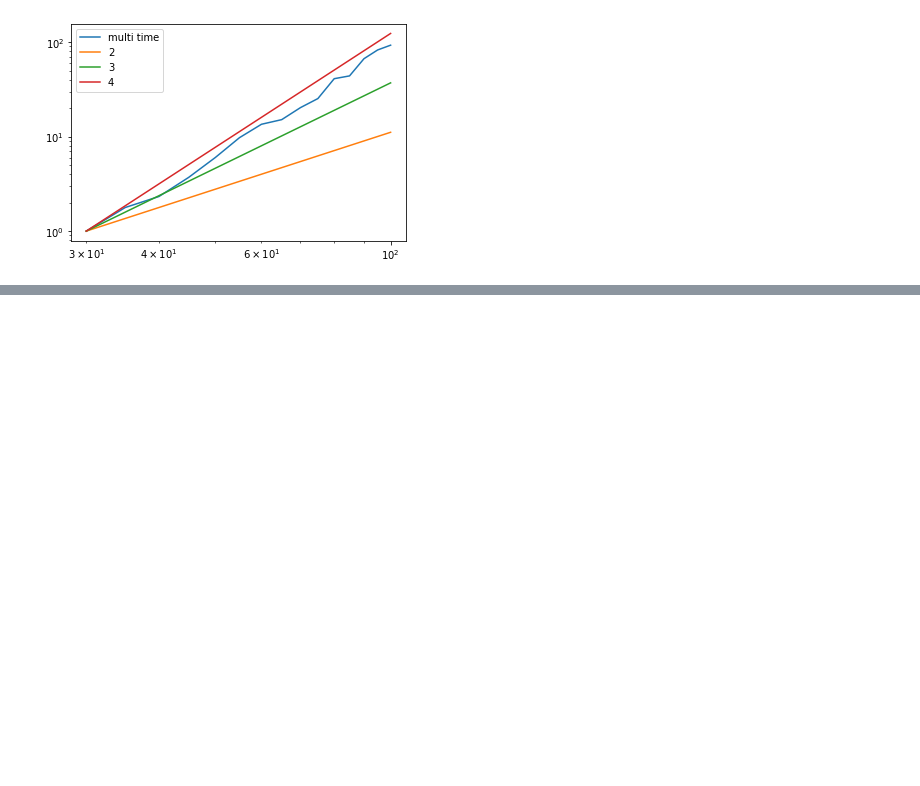
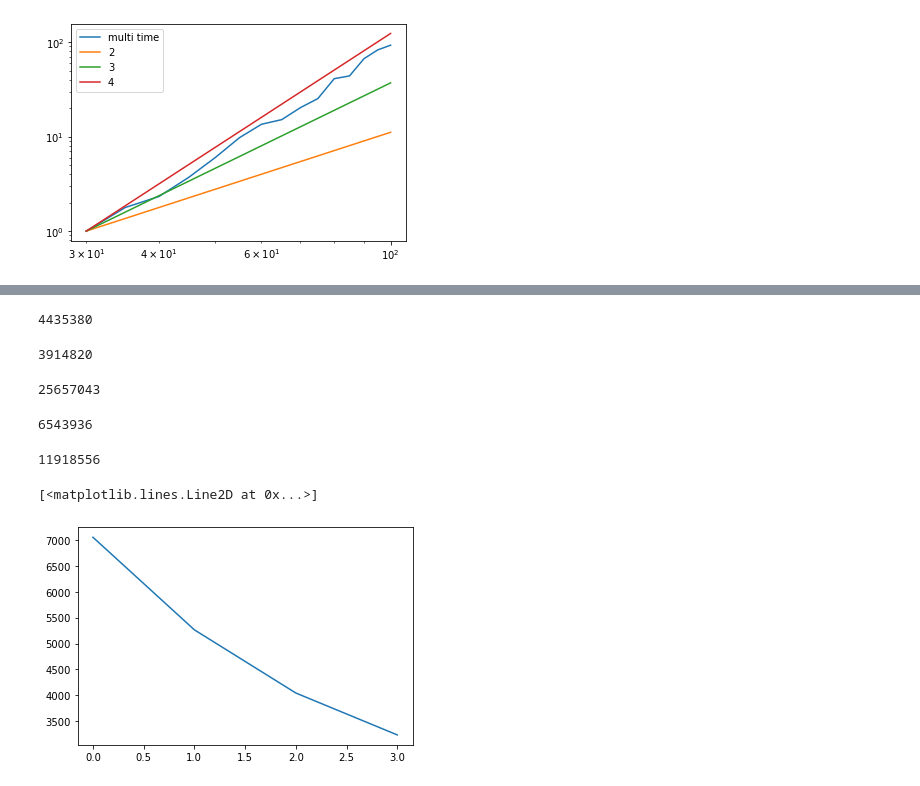
Before and after one commit to Noskario/github-upload, a Jupyter notebook: vizualisation_helper.ipynb, the cells around one changed output, grey strips where cells are left out. Drawn from its saved outputs; the diff is of its cells as text; code cells hidden in the pictures; blank space fills up the shorter version.

```diff
--- a/vizualisation_helper.ipynb
+++ b/vizualisation_helper.ipynb
@@ -388,0 +689,8 @@ g50=square_graph.SquareWilson(50,standardweights=False)
+# %%
+g100=square_graph.SquareWilson(100,standardweights=False)
+g100.wilson(1.23456)
+q,_=g100._find_q(.2,1.)
+g100.wilson(q)
+print(q)
+print(len(g100.roots))
+L_Schur0=g100.compute_Schur_complement()
@@ -388,0 +700,8 @@ g50=square_graph.SquareWilson(50,standardweights=False)
+# %%
+g1=wilson.create_graph_from_matrix(L_Schur0,g100)
+g1.wilson(1.23456)
+q,_=g1._find_q(.2,1.)
+g1.wilson(q)
+print(q)
+print(len(g1.roots))
+L_Schur1=g1.compute_Schur_complement()
@@ -388,0 +711,8 @@ g50=square_graph.SquareWilson(50,standardweights=False)
+# %%
+g2=wilson.create_graph_from_matrix(L_Schur1,g1)
+g2.wilson(1.23456)
+q,_=g2._find_q(.2,1.)
+g2.wilson(q)
+print(q)
+print(len(g2.roots))
+L_Schur2=g2.compute_Schur_complement()
@@ -388,0 +722,8 @@ g50=square_graph.SquareWilson(50,standardweights=False)
+# %%
+g3=wilson.create_graph_from_matrix(L_Schur2,g2)
+g3.wilson(1.23456)
+q,_=g3._find_q(.2,1.)
+g3.wilson(q)
+print(q)
+print(len(g3.roots))
+L_Schur3=g3.compute_Schur_complement()
@@ -388,0 +758,25 @@ g50=square_graph.SquareWilson(50,standardweights=False)
+# %%
+np.sum(a2>0)
+# %% [output]
+4435380
+# %%
+np.sum(a3>0)
+# %% [output]
+3914820
+# %%
+np.sum(a1<=0)
+# %% [output]
+25657043
+# %%
+np.sum(a3<=0)
+# %% [output]
+6543936
+# %%
+np.sum(a2<=0)
+# %% [output]
+11918556
+# %%
+plt.plot([len(g100.roots),len(g1.roots),len(g2.roots),len(g3.roots)])
+# %% [output]
+[<matplotlib.lines.Line2D at 0x...>]
+[figure, added]
```
Also changed, not shown: parts of 57 cells of this notebook, 2 other files.
